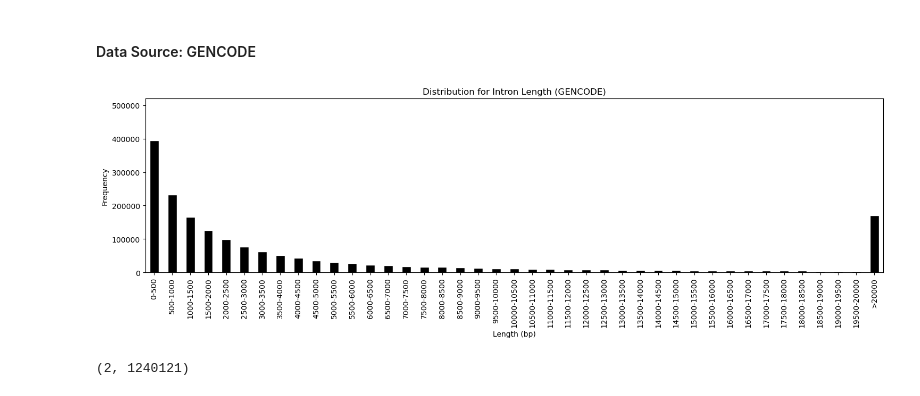
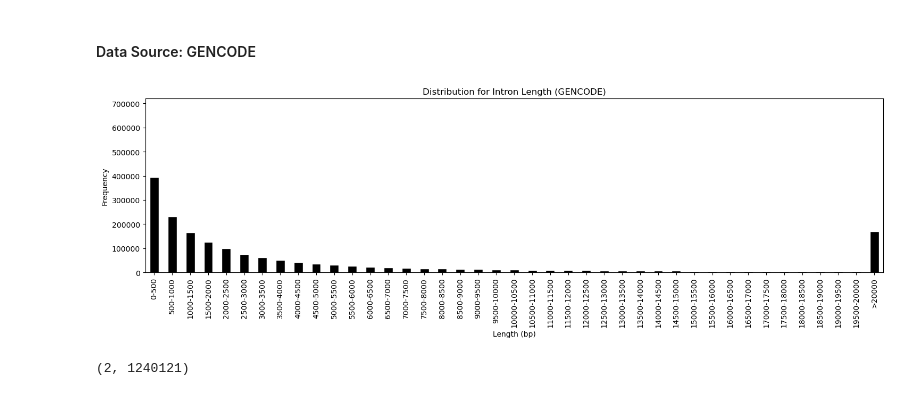
Before and after one commit to KyleCarlo/gene-annotation-analysis-of-human-genome, a Jupyter notebook: Bioinformatics_Ex1.ipynb, the cells around one changed output. Cells and saved outputs as stored; diff of their text form; code cells hidden in the pictures.

```diff
--- a/Bioinformatics_Ex1.ipynb
+++ b/Bioinformatics_Ex1.ipynb
@@ -537,23 +537,23 @@ for each in gencode_introns_df.itertuples():
 # %%
 intron_lengths = pd.Series(introns)
 
 bin_edges = list(range(0, 20001, 500)) + [2_000_000]
 bin_labels = [f"{i}-{i+500}" for i in range(0, 20000, 500)] + ['>20000']
 binned = pd.cut(intron_lengths, bins=bin_edges, labels=bin_labels, right=True)
 
 bin_counts = binned.value_counts(sort=False)
 
 plt.figure(figsize=(15, 5))
 bin_counts.plot(kind='bar', color='black', edgecolor='white')
 plt.xlabel("Length (bp)")
 plt.ylabel("Frequency")
 plt.title("Distribution for Intron Length (GENCODE)")
 plt.xticks(rotation=90)
 plt.tight_layout()
-plt.ylim(0,520_000)
+plt.ylim(0,720_000)
 plt.show()
 # %% [output]
-[figure, old version]
+[figure, new version]
 # %%
 min(intron_lengths), max(intron_lengths)
 # %% [output]
```
Also changed, not shown: parts of 1 cell of this notebook.
